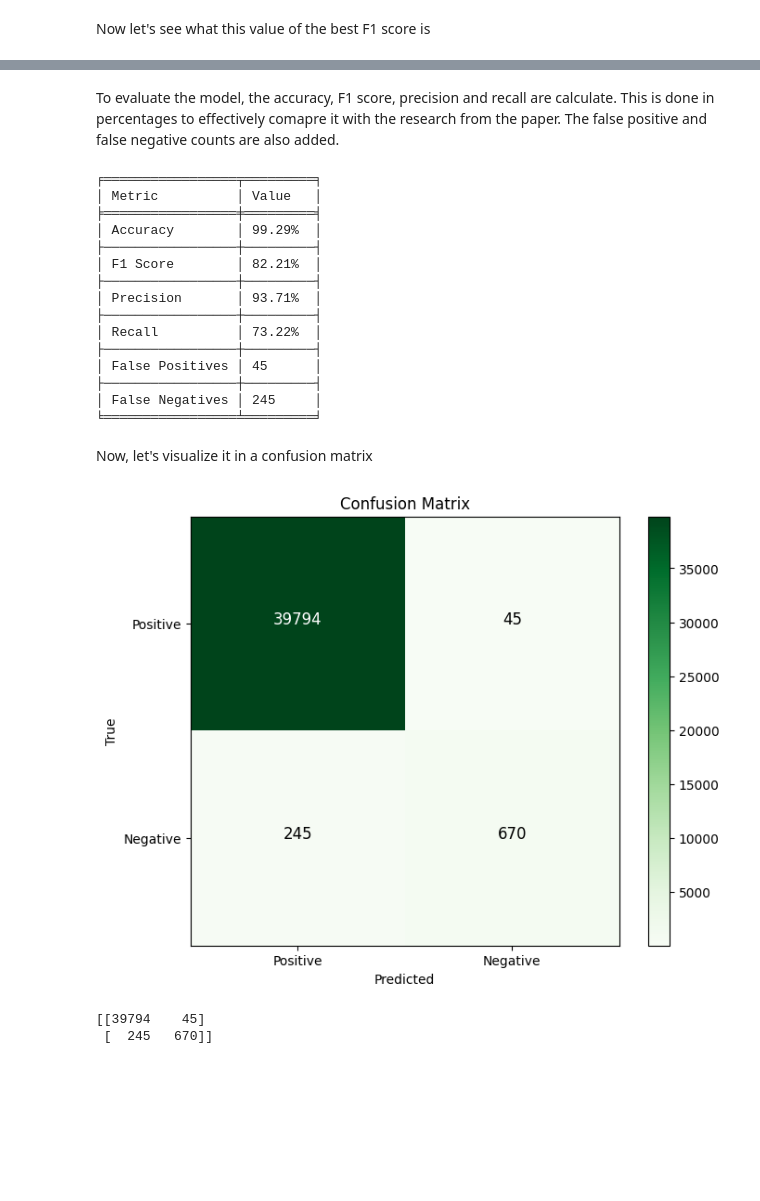
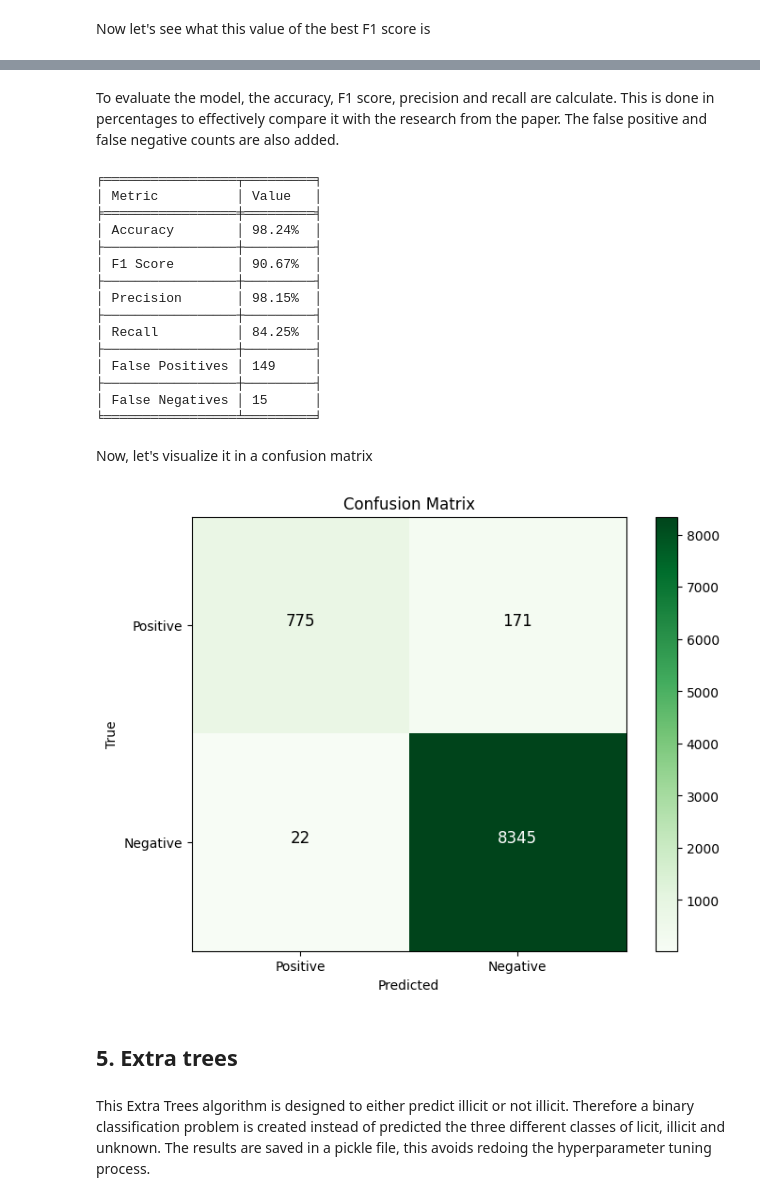
Before and after one commit to Jochemvis/System-Development-for-Fintech, a Jupyter notebook: AML.ipynb, the cells around one changed output, grey strips where cells are left out. Saved outputs shown, nothing was run; the diff lists cells and outputs as text; code cells hidden in the pictures; blank space fills up the shorter version.

```diff
--- a/AML.ipynb
+++ b/AML.ipynb
@@ -295,7 +500,7 @@ plt.show()
 To avoid confusion due to pythons use of the word class, the class column is renamed to class_
 # %%
 # Rename the 'class' column to 'class_'
-df.rename(columns={'class': 'class_'}, inplace=True)
+df_set.rename(columns={'class': 'class_'}, inplace=True)
 # %% [markdown]
 A traintestsplitter is created based on the three different predicted classes
 # %%
@@ -331,35 +537,40 @@ The split data is once again splitted, this time in x (predictive) and y (predic
 # %%
 # Prepare all the data for subsequent use
 # Training Set
-X_train = fitting_splits.train_set
+X_train = fitting_splits.train_set[fitting_splits.train_set['class_'].isin(['1', '2'])]
 
 # Drop unnecessary columns from the training set
-X_train = X_train.drop(['txId', 'class_'], axis=1)
+X_train = X_train.drop(['txId', 'class_', 'Timestep'], axis=1)
 
 # Extract the target variable for the training set (square root of selling price)
-y_train = fitting_splits.train_set['class_']
+y_train = fitting_splits.train_set.loc[fitting_splits.train_set['class_'].isin(['1', '2']), 'class_']
 
 # Validation Set
-X_validation = fitting_splits.validation_set
+X_validation = fitting_splits.validation_set[fitting_splits.validation_set['class_'].isin(['1', '2'])]
 
 # Drop unnecessary columns from the validation set
-X_validation = X_validation.drop(['txId', 'class_'], axis=1)
+X_validation = X_validation.drop(['txId', 'class_', 'Timestep'], axis=1)
 
 # Extract the target variable for the validation set (square root of selling price)
-y_validation = fitting_splits.validation_set["class_"]
+y_validation = fitting_splits.validation_set.loc[fitting_splits.validation_set['class_'].isin(['1', '2']), 'class_']
 
 # Test Set
-X_test = fitting_splits.test_set
+X_test = fitting_splits.test_set[fitting_splits.test_set['class_'].isin(['1', '2'])]
 
 # Drop unnecessary columns from the test set
-X_test = X_test.drop(['txId', 'class_'], axis=1)
+X_test = X_test.drop(['txId', 'class_', 'Timestep'], axis=1)
 
 # Extract the target variable for the test set (square root of selling price)
-y_test = fitting_splits.test_set["class_"]
+y_test = fitting_splits.test_set.loc[fitting_splits.test_set['class_'].isin(['1', '2']), 'class_']
 
 # Combine Training and Validation Sets for Cross-Validation
 X_train_validation = pd.concat([X_train, X_validation])
 y_train_validation = pd.concat([y_train, y_validation])
+
+# Convert the data type of the labels from object to integer
+y_train_validation = y_train_validation.astype(int)
+y_train = y_train.astype(int)
+y_test = y_test.astype(int)
 # %% [markdown]
 In the following tables, the distribution of classes is shown
 # %%
@@ -414,10 +657,8 @@ This Random Forest is designed to either predict illicit or not illicit. Therefo
 # %%
-# Convert the target variable to binary
-y_train_validation_binary = (y_train_validation == '1').astype(int)
+# Check if the pickle file exists
+pickle_file = "rf_grid_search_results.pkl"
+if os.path.exists(pickle_file):
 
-# Check if the pickle file exists
-pickle_file = "rf_grid_search_results_binary.pkl"
-if os.path.exists(pickle_file):
     # Load the results from the pickle file
     with open(pickle_file, 'rb') as f:
         grid_search_results = pickle.load(f)
@@ -425,10 +666,12 @@ else:
     # Perform hyperparameter tuning with cross-validation
     param_grid = {
         "n_estimators": [x for x in range(10, 200, 10)],
-        "max_depth": [x for x in range(5, 21, 5)]
+        "max_depth": [x for x in range(5, 21, 5)],
+        "min_samples_leaf": [1, 2, 4],
+        "bootstrap": [True, False]
     }
     sklearn_grid_search_rf = GridSearchCV(RandomForestClassifier(), param_grid=param_grid, n_jobs=-1, scoring='f1')
-    sklearn_grid_search_rf.fit(X_train_validation, y_train_validation_binary)
+    sklearn_grid_search_rf.fit(X_train_validation, y_train_validation)
 
     # Save the results to a pickle file
     with open(pickle_file, 'wb') as f:
@@ -486,18 +774,15 @@ print(tabulate(data, headers=["Metric", "F1"], tablefmt="fancy_grid"))
 ╘════════════╧══════════╛
 # %% [markdown]
-To evaluate the model, the accuracy, F1 score, precision and recall are calculate. This is done in percentages to effectively comapre it with the research from the paper. The false positive and false negative counts are also added.
+To evaluate the model, the accuracy, F1 score, precision and recall are calculate. This is done in percentages to effectively compare it with the research from the paper. The false positive and false negative counts are also added.
 # %%
-# Convert non-binary labels to binary labels
-y_test_binary = (y_test == '1').astype(int)
-
 # Predict using the trained model
 y_hat_test = grid_search_results.predict(X_test)
 
 # Calculate the accuracy, F1 score, precision, and recall
-accuracy = accuracy_score(y_test_binary, y_hat_test)
-f1 = f1_score(y_test_binary, y_hat_test)
-precision = precision_score(y_test_binary, y_hat_test)
-recall = recall_score(y_test_binary, y_hat_test)
+accuracy = accuracy_score(y_test, y_hat_test)
+f1 = f1_score(y_test, y_hat_test)
+precision = precision_score(y_test, y_hat_test)
+recall = recall_score(y_test, y_hat_test)
 
 # Convert scores to percentages
 accuracy_percent = accuracy * 100
@@ -506,7 +791,7 @@ precision_percent = precision * 100
 recall_percent = recall * 100
 
 # Calculate confusion matrix
-conf_matrix = confusion_matrix(y_test_binary, y_hat_test)
+conf_matrix = confusion_matrix(y_test, y_hat_test)
 tn, fp, fn, tp = conf_matrix.ravel()
 
 # Calculate false positives and false negatives
@@ -529,50 +814,49 @@ print(tabulate(data, headers=["Metric", "Value"], tablefmt="fancy_grid"))
 ╒═════════════════╤═════════╕
 │ Metric          │ Value   │
 ╞═════════════════╪═════════╡
-│ Accuracy        │ 99.29%  │
+│ Accuracy        │ 98.24%  │
 ├─────────────────┼─────────┤
-│ F1 Score        │ 82.21%  │
+│ F1 Score        │ 90.67%  │
 ├─────────────────┼─────────┤
-│ Precision       │ 93.71%  │
+│ Precision       │ 98.15%  │
 ├─────────────────┼─────────┤
-│ Recall          │ 73.22%  │
+│ Recall          │ 84.25%  │
 ├─────────────────┼─────────┤
-│ False Positives │ 45      │
+│ False Positives │ 149     │
 ├─────────────────┼─────────┤
-│ False Negatives │ 245     │
+│ False Negatives │ 15      │
 ╘═════════════════╧═════════╛
 # %% [markdown]
 Now, let's visualize it in a confusion matrix
 # %%
 # Get the predicted classes
 y_pred = grid_search_results.best_estimator_.predict(X_test)
 
 # Calculate confusion matrix
-cm = confusion_matrix(y_test_binary, y_pred)
+cm = confusion_matrix(y_test, y_pred)
 
 # Define display labels
 display_labels = ['Positive', 'Negative']
 
 plt.figure(figsize=(8, 6))
 plt.imshow(cm, cmap='Greens')
 
 # Add annotations with custom colors
 for i in range(len(display_labels)):
     for j in range(len(display_labels)):
         color = 'white' if cm[i, j] > cm.max() / 2 else 'black'
         plt.text(j, i, format(cm[i, j], '.0f'), horizontalalignment="center", color=color, fontsize=12)
 
 plt.xticks(ticks=[0, 1], labels=display_labels)
 plt.yticks(ticks=[0, 1], labels=display_labels)
 plt.xlabel('Predicted')
 plt.ylabel('True')
 plt.title('Confusion Matrix')
 plt.colorbar()
 plt.show()
 # %% [output]
-[figure, old version]
+[figure, new version]
-# %%
-print(cm)
-# %% [output]
-[[39794    45]
- [  245   670]]
+# %% [markdown]
+## 5. Extra trees
+# %% [markdown]
+This Extra Trees algorithm is designed to either predict illicit or not illicit. Therefore a binary classification problem is created instead of predicted the three different classes of licit, illicit and unknown. The results are saved in a pickle file, this avoids redoing the hyperparameter tuning process.
```
Also changed, not shown: parts of 28 cells of this notebook, 1 other file.
